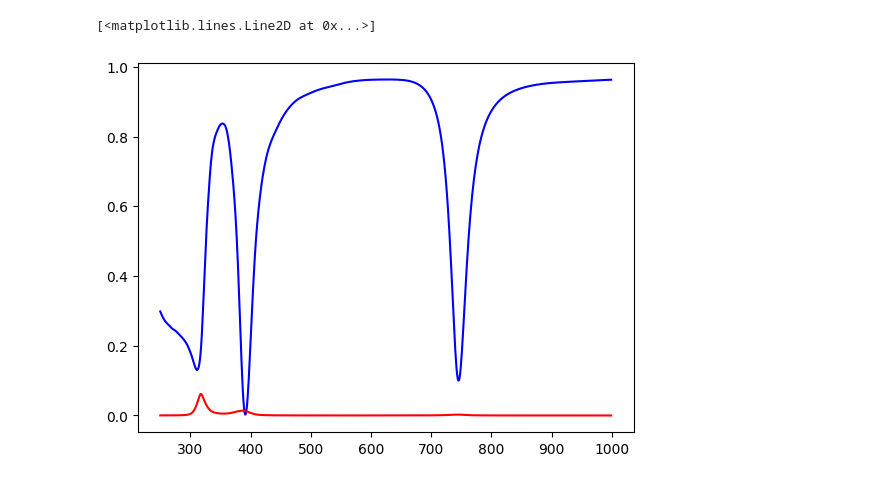
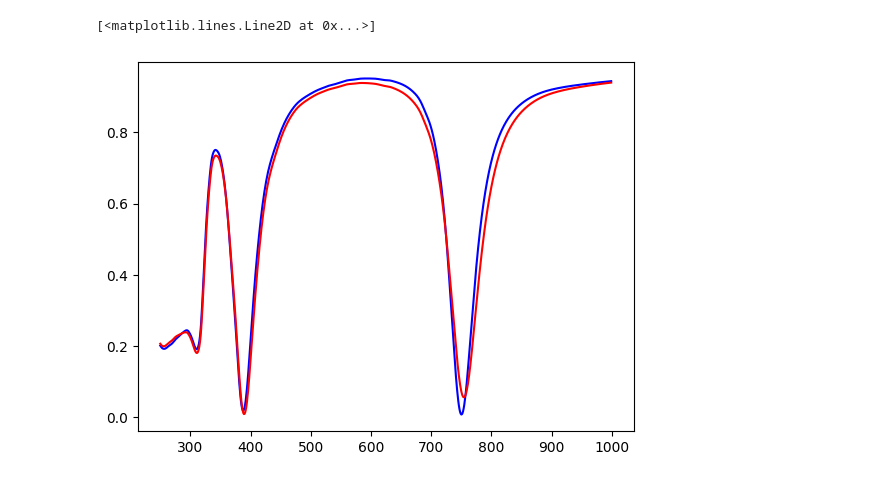
Before and after one commit to Oyofoo/Nanocavity, a Jupyter notebook: TMM_2.ipynb, the cells around one changed output. Saved outputs shown, nothing was run; the diff lists cells and outputs as text; code cells hidden in the pictures.

```diff
--- a/TMM_2.ipynb
+++ b/TMM_2.ipynb
@@ -143,7 +136,7 @@ for i in range(len(wl_SiO2)):
     material_nk_data_SiO2[i,0] = complex(wl_SiO2.iloc[i],0)
     material_nk_data_SiO2[i,1] = complex(n_SiO2.iloc[i],k_SiO2.iloc[i])
 # %%
-Al2O3  = pd.read_table("C:\\Users\AdminTechnik\\Documents\\Python\\Al2O3_filmetrix.txt", encoding="utf8")
+Al2O3  = pd.read_table("C:\\Users\AdminTechnik\\Documents\\Python\\Al2O3.txt", encoding="utf8")
 #set values for the wavelengths,n,k of Al2O3
 n_Al2O3=Al2O3.iloc[:,1]
 wl_Al2O3 = Al2O3.iloc[:,0]
@@ -178,17 +171,39 @@ air_n_fn = lambda wavelength : 1
 
 #n_fn_list = [air_n_fn, material_nk_fn,material_nk_fn_Al2O3, material_nk_fn_Al2O3, material_nk_fn_Al2O3, material_nk_fn, material_nk_fn_SiO2,material_nk_fn_Si]
 d_list = [inf,
-          30,
+          22,
           80,
-          0.34,
+
           40,
-          0.34,
+
           40,
           100,
           90,
           inf]
 
 n_fn_list = [air_n_fn,
+            material_nk_fn,
+            material_nk_fn_Al2O3,
+
+            material_nk_fn_Al2O3,
+
+            material_nk_fn_Al2O3,
+            material_nk_fn,
+            material_nk_fn_SiO2,
+            air_n_fn]
+
+d_list_Gr = [inf,
+          22,
+          80,
+          0.335,
+          40,
+          0.335,
+          40,
+          100,
+          90,
+          inf]
+
+n_fn_list_Gr = [air_n_fn,
             material_nk_fn,
             material_nk_fn_Al2O3,
             material_nk_fn_Gr,
@@ -197,32 +212,42 @@ n_fn_list = [air_n_fn,
             material_nk_fn_Al2O3,
             material_nk_fn,
             material_nk_fn_SiO2,
             air_n_fn]
 
 R=[]
 T=[]
+R_Gr=[]
+T_Gr=[]
+
 coh_tmm_data=[]
 
+coh_tmm_data_Gr=[]
 #todo. CHECK THE MAX RANGE OF WAVELENGHTS now it is important to give a range inside all the files wavlenghts range
 
 
 lambda_vac_list = arange(250,1000)
 num_layers = len(n_fn_list)
+num_layers_Gr = len(n_fn_list_Gr)
 #Incidence angle
 th_0=0
 for lam_vac in lambda_vac_list:
     # For normal incidence, s and p polarizations are identical.
     n_list = [n_fn_list[i](lam_vac) for i in range(num_layers)]
     R.append(coh_tmm('s',n_list, d_list, th_0, lam_vac)['R'])
     T.append(coh_tmm('s',n_list, d_list, th_0, lam_vac)['T'])
 
     #coh_tmm calculates data for every wl
     coh_tmm_data.append(coh_tmm('p',n_list,d_list,th_0,lam_vac))
 
 
+    n_list_Gr = [n_fn_list_Gr[i](lam_vac) for i in range(num_layers_Gr)]
+    R_Gr.append(coh_tmm('s',n_list_Gr, d_list_Gr, th_0, lam_vac)['R'])
+    T_Gr.append(coh_tmm('s',n_list_Gr, d_list_Gr, th_0, lam_vac)['T'])
+    coh_tmm_data_Gr.append(coh_tmm('p',n_list_Gr,d_list_Gr,th_0,lam_vac))
+
 plt.figure()
 plt.plot(lambda_vac_list,R,'blue')
-plt.plot(lambda_vac_list,T,'red')
+plt.plot(lambda_vac_list,R_Gr,'red')
 # %% [output]
 [<matplotlib.lines.Line2D at 0x...>]
-[figure, old version]
+[figure, new version]
```
Also changed, not shown: parts of 11 cells of this notebook.
